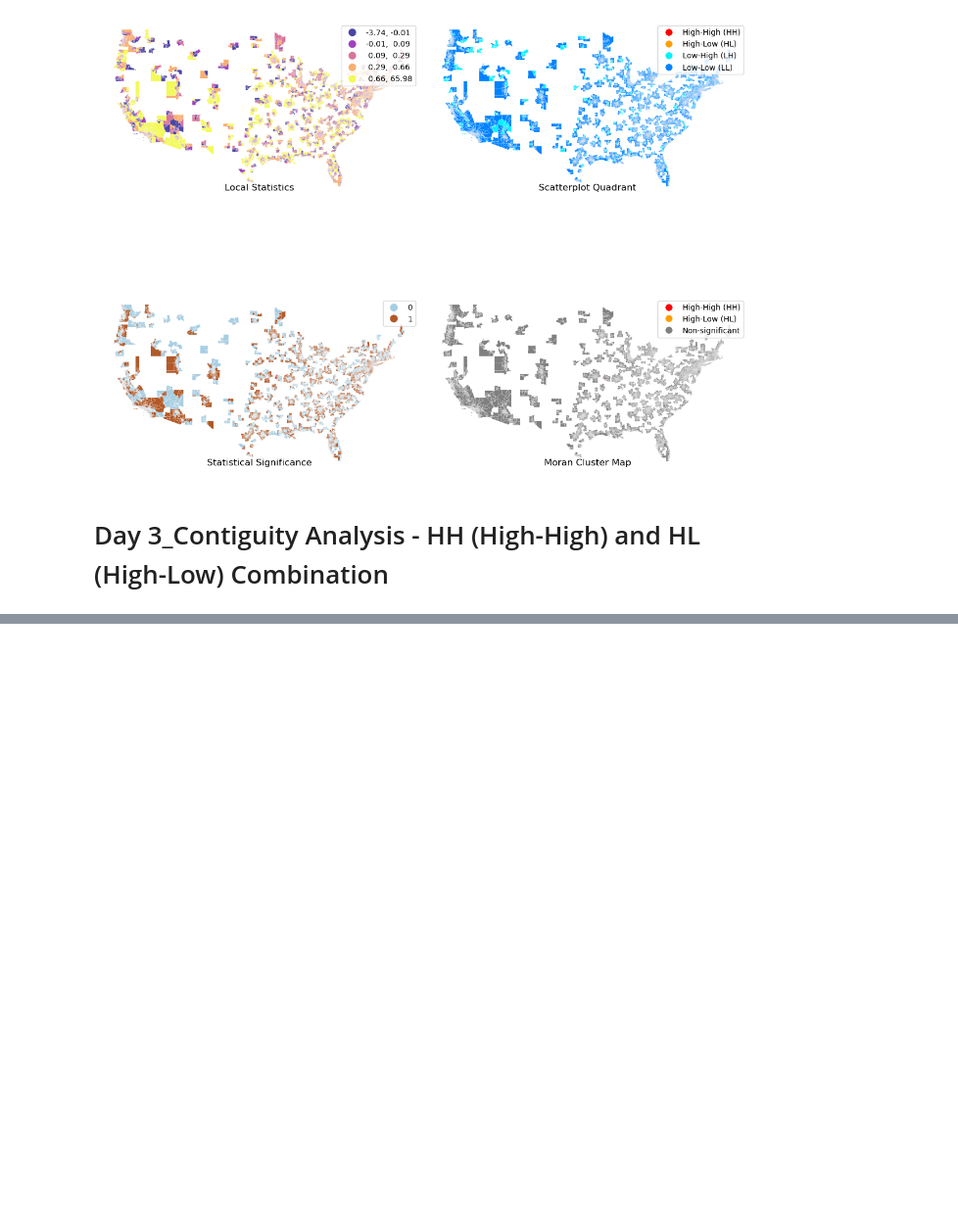
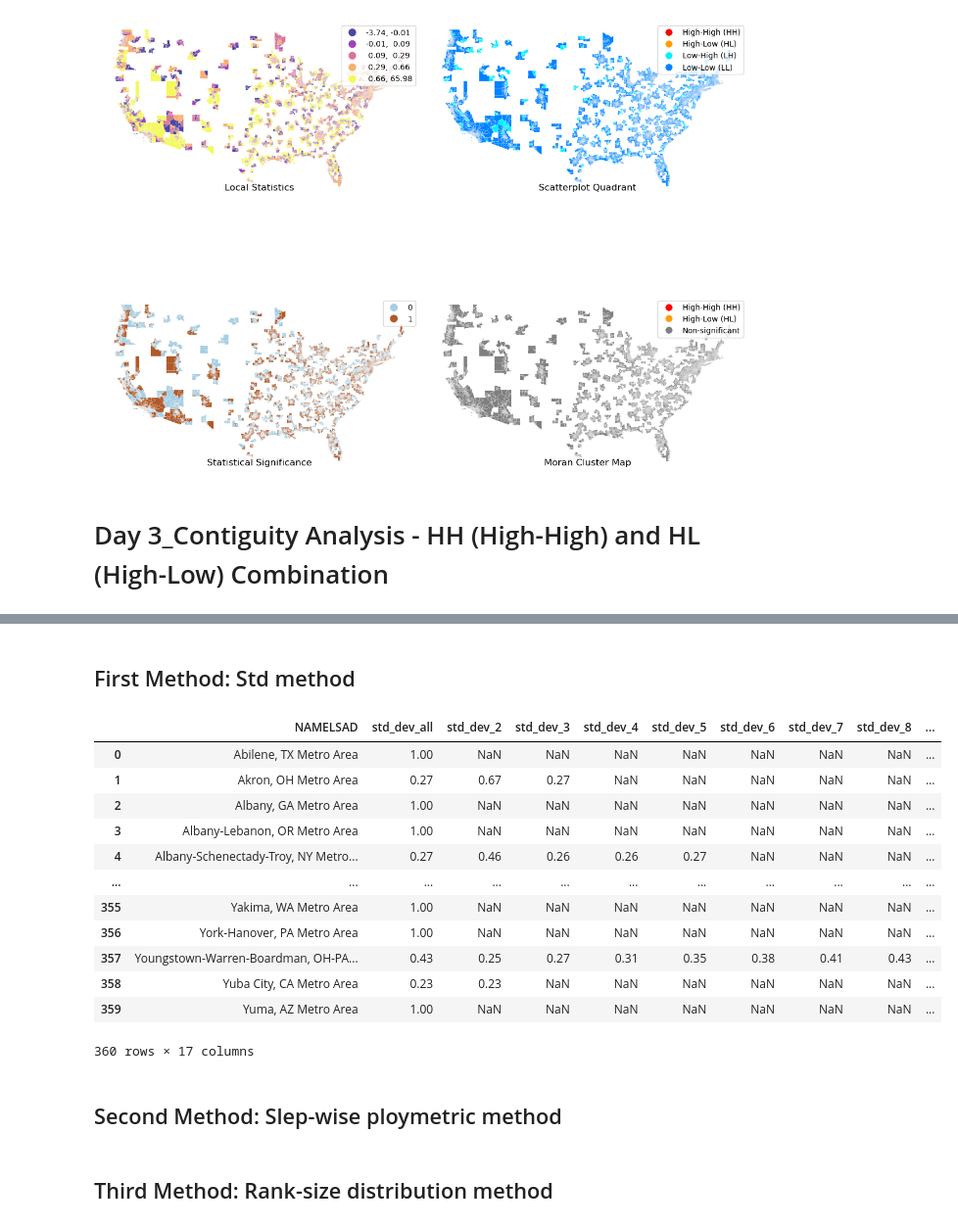
Before and after one commit to HOUPU1993/Polymetric-and-Monometric-analysis, a Jupyter notebook: Polymetric and Monometric analysis.ipynb, the cells around one changed output, grey strips where cells are left out. Shown at 98% size. Cells and saved outputs as stored; diff of their text form; code cells hidden in the pictures; blank space fills up the shorter version.

```diff
--- a/Polymetric and Monometric analysis.ipynb
+++ b/Polymetric and Monometric analysis.ipynb
@@ -635,0 +637,3 @@ exploded_polycentric
+# %%
+exploded_polycentric = exploded_polycentric[~exploded_polycentric['tot_pop'].isna()].reset_index(drop=True)
+exploded_polycentric.info()
@@ -635,0 +701,52 @@ exploded_polycentric
+# %% [markdown]
+## First Method: Std method
+# %%
+exploded_polycentric['rank'] = exploded_polycentric.groupby('NAMELSAD')['tot_pop'].rank(ascending=False, method='first')
+
+def calculate_sd_metrics(group):
+    tot_pop = group['tot_pop']
+    max_pop = tot_pop.max()
+    hypothetical_sd = np.std([max_pop, 0])
+
+    result = {}
+
+    # 1.1 Calculate the standard deviation of all tot_pop in the group
+    sd_all = np.std(tot_pop)
+    result['std_dev_all'] = 1 - (sd_all / hypothetical_sd)
+
+    # 1.2 Calculate the standard deviation of the top 2 to top 15 rankings separately
+    for i in range(2, 16):
+        if len(tot_pop) >= i:
+            sd_top_i = np.std(tot_pop.nlargest(i))
+            result[f'std_dev_{i}'] = 1 - (sd_top_i / hypothetical_sd)
+        else:
+            result[f'std_dev_{i}'] = np.nan
+
+    # Calculate the mean of the standard deviations for rankings 2, 3, and 4
+    ranks_2_to_4 = [result.get(f'std_dev_{i}', np.nan) for i in range(2, 5)]
+    ## calculate the average only if when all values of 'std_dev_2','std_dev_3','std_dev_4' are not NaN
+    if all(not np.isnan(value) for value in ranks_2_to_4):
+        result['avg_std_dev_2_to_4'] = np.mean(ranks_2_to_4)
+    else:
+        result['avg_std_dev_2_to_4'] = np.nan
+
+    return pd.Series(result)
+# %%
+# Apply the function to each group
+sd_metrics = exploded_polycentric.groupby('NAMELSAD').apply(calculate_sd_metrics).reset_index()
+# %%
+sd_metrics
+# %% [output]
+|  | NAMELSAD | std_dev_all | std_dev_2 | std_dev_3 | std_dev_4 | std_dev_5 | std_dev_6 | std_dev_7 | std_dev_8 | ... |
+| 0 | Abilene, TX Metro Area | 1.00 | NaN | NaN | NaN | NaN | NaN | NaN | NaN | ... |
+| 1 | Akron, OH Metro Area | 0.27 | 0.67 | 0.27 | NaN | NaN | NaN | NaN | NaN | ... |
+| 2 | Albany, GA Metro Area | 1.00 | NaN | NaN | NaN | NaN | NaN | NaN | NaN | ... |
+| 3 | Albany-Lebanon, OR Metro Area | 1.00 | NaN | NaN | NaN | NaN | NaN | NaN | NaN | ... |
+| 4 | Albany-Schenectady-Troy, NY Metro... | 0.27 | 0.46 | 0.26 | 0.26 | 0.27 | NaN | NaN | NaN | ... |
+| ... | ... | ... | ... | ... | ... | ... | ... | ... | ... | ... |
+| 355 | Yakima, WA Metro Area | 1.00 | NaN | NaN | NaN | NaN | NaN | NaN | NaN | ... |
+| 356 | York-Hanover, PA Metro Area | 1.00 | NaN | NaN | NaN | NaN | NaN | NaN | NaN | ... |
+| 357 | Youngstown-Warren-Boardman, OH-PA... | 0.43 | 0.25 | 0.27 | 0.31 | 0.35 | 0.38 | 0.41 | 0.43 | ... |
+| 358 | Yuba City, CA Metro Area | 0.23 | 0.23 | NaN | NaN | NaN | NaN | NaN | NaN | ... |
+| 359 | Yuma, AZ Metro Area | 1.00 | NaN | NaN | NaN | NaN | NaN | NaN | NaN | ... |
+360 rows × 17 columns
@@ -635,0 +755,4 @@ exploded_polycentric
+# %% [markdown]
+## Second Method: Slep-wise ploymetric method
+# %% [markdown]
+## Third Method: Rank-size distribution method
```
Also changed, not shown: parts of 13 cells of this notebook, 1 other file.
